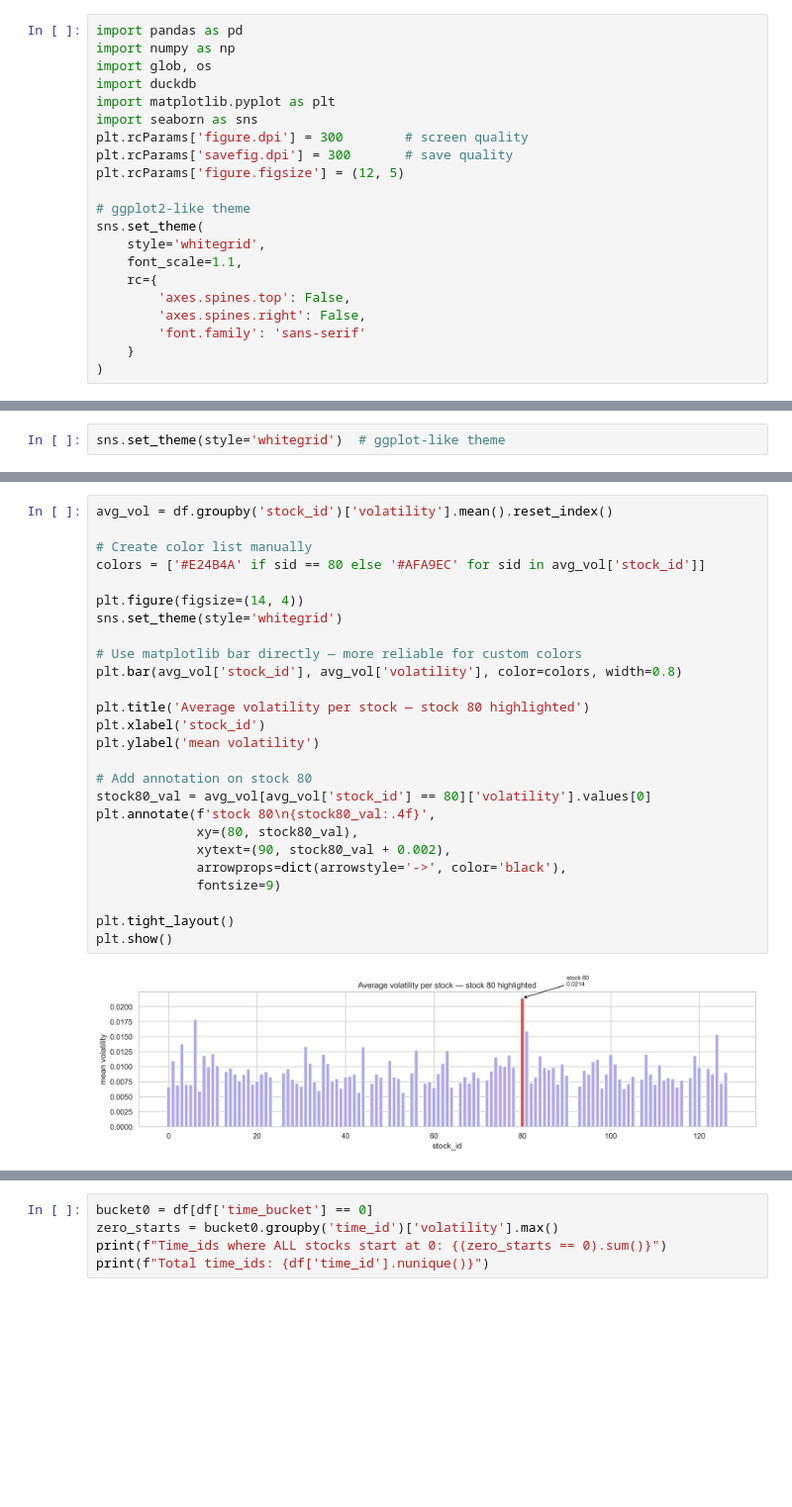
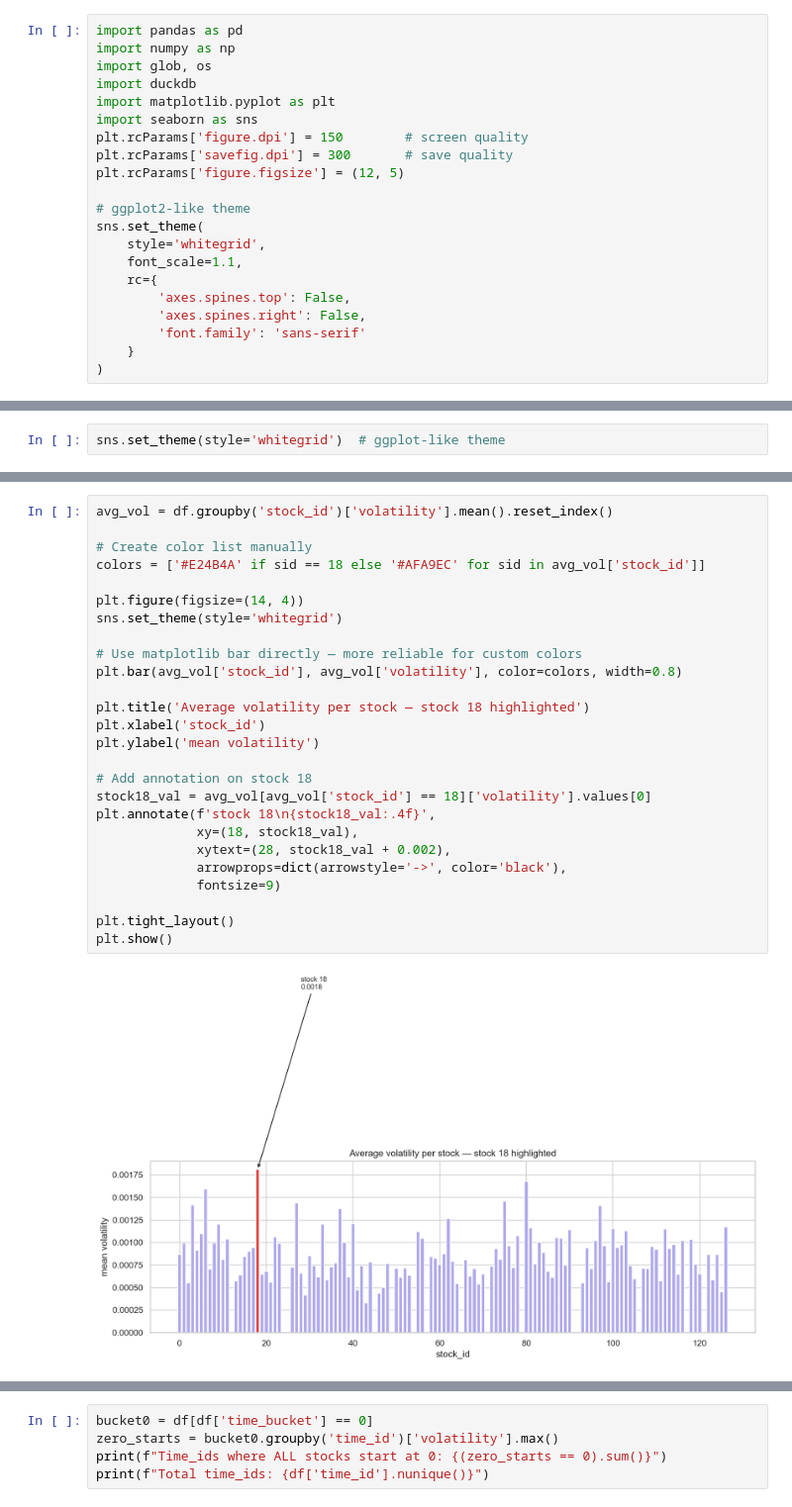
Before and after one commit to ji1isu/DATA3888G08, a Jupyter notebook: asst.ipynb, the cells around one changed output, grey strips where cells are left out. Shown at 99% size. Cells and saved outputs as stored; diff of their text form; blank space fills up the shorter version.

```diff
--- a/asst.ipynb
+++ b/asst.ipynb
@@ -5,7 +5,7 @@ import glob, os
 import duckdb
 import matplotlib.pyplot as plt
 import seaborn as sns
-plt.rcParams['figure.dpi'] = 300        # screen quality
+plt.rcParams['figure.dpi'] = 150        # screen quality
 plt.rcParams['savefig.dpi'] = 300       # save quality
 plt.rcParams['figure.figsize'] = (12, 5)
 
@@ -195,29 +201,29 @@ Stock 80 has nearly double the extreme volatility of stock 6 in second place. Th
 # %%
 avg_vol = df.groupby('stock_id')['volatility'].mean().reset_index()
 
 # Create color list manually
-colors = ['#E24B4A' if sid == 80 else '#AFA9EC' for sid in avg_vol['stock_id']]
+colors = ['#E24B4A' if sid == 18 else '#AFA9EC' for sid in avg_vol['stock_id']]
 
 plt.figure(figsize=(14, 4))
 sns.set_theme(style='whitegrid')
 
 # Use matplotlib bar directly — more reliable for custom colors
 plt.bar(avg_vol['stock_id'], avg_vol['volatility'], color=colors, width=0.8)
 
-plt.title('Average volatility per stock — stock 80 highlighted')
+plt.title('Average volatility per stock — stock 18 highlighted')
 plt.xlabel('stock_id')
 plt.ylabel('mean volatility')
 
-# Add annotation on stock 80
-stock80_val = avg_vol[avg_vol['stock_id'] == 80]['volatility'].values[0]
-plt.annotate(f'stock 80\n{stock80_val:.4f}',
-             xy=(80, stock80_val),
-             xytext=(90, stock80_val + 0.002),
+# Add annotation on stock 18
+stock18_val = avg_vol[avg_vol['stock_id'] == 18]['volatility'].values[0]
+plt.annotate(f'stock 18\n{stock18_val:.4f}',
+             xy=(18, stock18_val),
+             xytext=(28, stock18_val + 0.002),
              arrowprops=dict(arrowstyle='->', color='black'),
              fontsize=9)
 
 plt.tight_layout()
 plt.show()
 # %% [output]
-[figure, old version]
+[figure, new version]
 # %%
```
Also changed, not shown: parts of 11 cells of this notebook.
